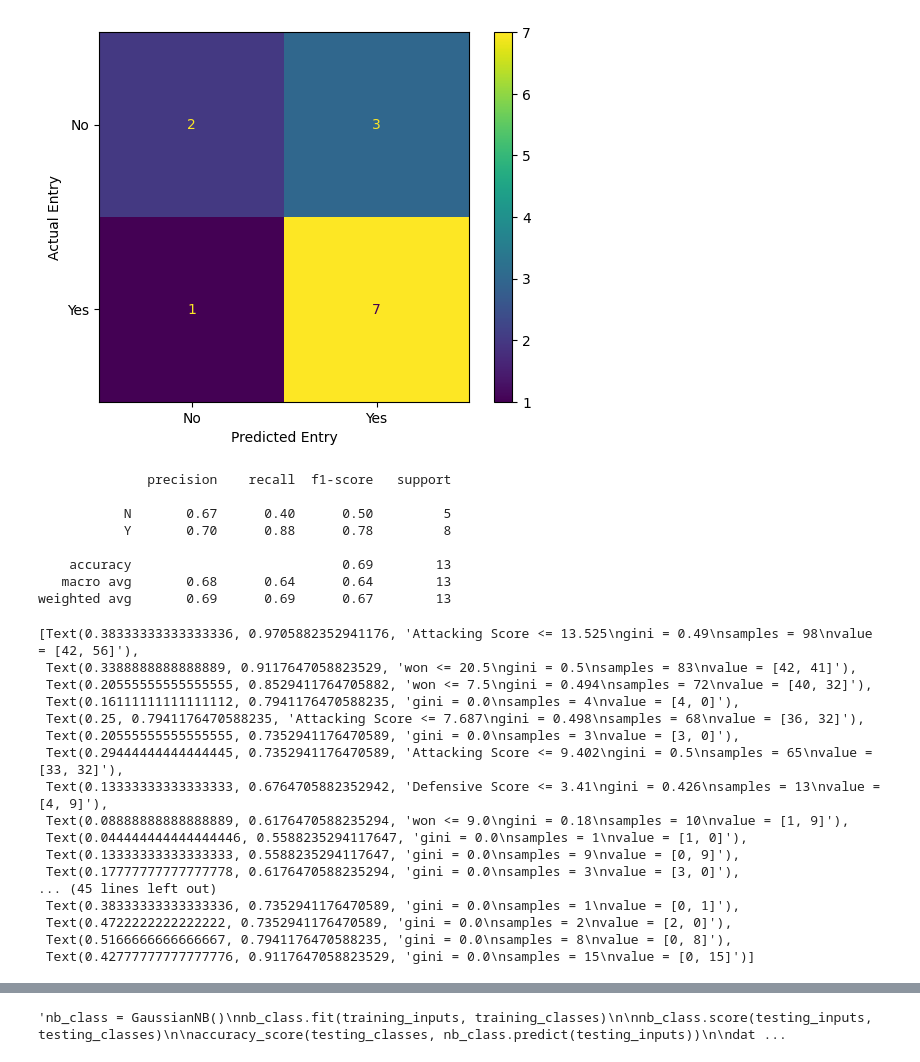
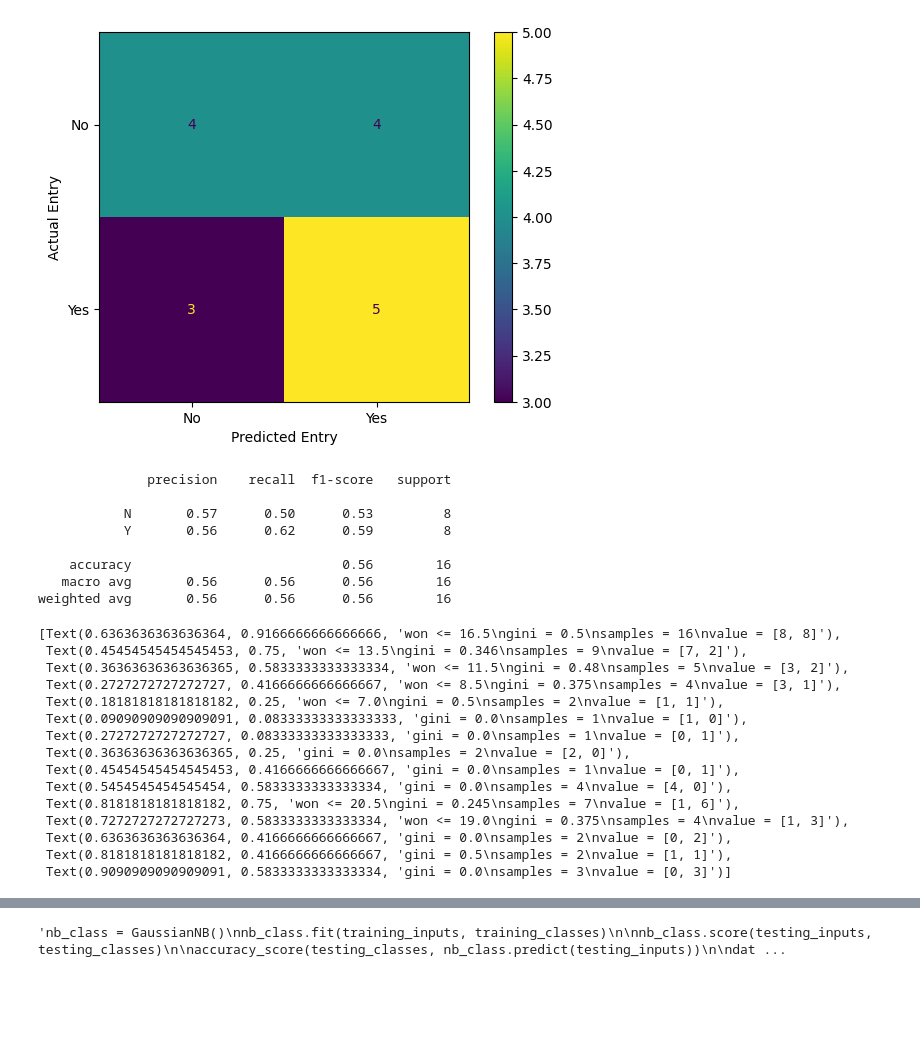
Before and after one commit to sirkotal/feup-ac, a Jupyter notebook: training.ipynb, the cells around one changed output, grey strips where cells are left out. Saved outputs shown, nothing was run; the diff lists cells and outputs as text; code cells hidden in the pictures; blank space fills up the shorter version.

Commit message:
Checking accuracy of the predictions

```diff
--- a/training.ipynb
+++ b/training.ipynb
@@ -35,58 +35,60 @@ df_teams.dropna(subset=['playoffNextYear'], inplace=True)
 #df_teams["confW"] = df_teams["confW"].fillna(0)
 #df_teams = df_teams.fillna(-1)
 
 label_encoder = LabelEncoder()
 df_teams['playoff'] = label_encoder.fit_transform(df_teams['playoff'])
 
 features = ['won', 'playoff', 'Attacking Score', 'Defensive Score', 'Cumulative Win Rate', 'Rookie'] # attend?
 
-df_teams_train = df_teams[df_teams['year'] <= 7]
-df_teams_test = df_teams[df_teams['year'].isin([8])]
+df_teams_train = df_teams[df_teams['year'] <= 8]
+df_teams_test = df_teams[df_teams['year'].isin([9])]
 
 # df_teams_train = df_teams[df_teams['year'] <= 5]
 # df_teams_test = df_teams[df_teams['year'].isin([6])]
 
 training_inputs = df_teams_train[features]
 training_classes = df_teams_train['playoffNextYear']
 testing_inputs = df_teams_test[features]
 testing_classes = df_teams_test['playoffNextYear']
 
 dt_class = DecisionTreeClassifier(random_state=42)
 dt_class.fit(training_inputs, training_classes)
 # print(training_inputs.isna().sum())
 dt_class.predict(testing_inputs)
 
 dt_class.score(testing_inputs, testing_classes)
 
 accuracy_score(testing_classes, dt_class.predict(testing_inputs))
 
+'''f = open("results.txt", "a")
+f.write("Year 9 Accuracy = " + str(accuracy_score(testing_classes, dt_class.predict(testing_inputs))) + "\n")
+f.close()'''
+
 data_results(testing_classes, testing_inputs, dt_class)
 
 plot_tree(dt_class, feature_names=features, filled=True)
 # %% [output]
-[figure, old version]
+[figure, new version]
               precision    recall  f1-score   support
 
-           N       0.67      0.40      0.50         5
-           Y       0.70      0.88      0.78         8
+           N       0.57      0.50      0.53         8
+           Y       0.56      0.62      0.59         8
 
-    accuracy                           0.69        13
-   macro avg       0.68      0.64      0.64        13
-weighted avg       0.69      0.69      0.67        13
+    accuracy                           0.56        16
+   macro avg       0.56      0.56      0.56        16
+weighted avg       0.56      0.56      0.56        16
-[Text(0.38333333333333336, 0.9705882352941176, 'Attacking Score <= 13.525\ngini = 0.49\nsamples = 98\nvalue = [42, 56]'),
- Text(0.3388888888888889, 0.9117647058823529, 'won <= 20.5\ngini = 0.5\nsamples = 83\nvalue = [42, 41]'),
- Text(0.20555555555555555, 0.8529411764705882, 'won <= 7.5\ngini = 0.494\nsamples = 72\nvalue = [40, 32]'),
- Text(0.16111111111111112, 0.7941176470588235, 'gini = 0.0\nsamples = 4\nvalue = [4, 0]'),
- Text(0.25, 0.7941176470588235, 'Attacking Score <= 7.687\ngini = 0.498\nsamples = 68\nvalue = [36, 32]'),
- Text(0.20555555555555555, 0.7352941176470589, 'gini = 0.0\nsamples = 3\nvalue = [3, 0]'),
- Text(0.29444444444444445, 0.7352941176470589, 'Attacking Score <= 9.402\ngini = 0.5\nsamples = 65\nvalue = [33, 32]'),
- Text(0.13333333333333333, 0.6764705882352942, 'Defensive Score <= 3.41\ngini = 0.426\nsamples = 13\nvalue = [4, 9]'),
- Text(0.08888888888888889, 0.6176470588235294, 'won <= 9.0\ngini = 0.18\nsamples = 10\nvalue = [1, 9]'),
- Text(0.044444444444444446, 0.5588235294117647, 'gini = 0.0\nsamples = 1\nvalue = [1, 0]'),
- Text(0.13333333333333333, 0.5588235294117647, 'gini = 0.0\nsamples = 9\nvalue = [0, 9]'),
- Text(0.17777777777777778, 0.6176470588235294, 'gini = 0.0\nsamples = 3\nvalue = [3, 0]'),
-... (45 lines left out)
- Text(0.38333333333333336, 0.7352941176470589, 'gini = 0.0\nsamples = 1\nvalue = [0, 1]'),
- Text(0.4722222222222222, 0.7352941176470589, 'gini = 0.0\nsamples = 2\nvalue = [2, 0]'),
- Text(0.5166666666666667, 0.7941176470588235, 'gini = 0.0\nsamples = 8\nvalue = [0, 8]'),
- Text(0.42777777777777776, 0.9117647058823529, 'gini = 0.0\nsamples = 15\nvalue = [0, 15]')]
+[Text(0.6363636363636364, 0.9166666666666666, 'won <= 16.5\ngini = 0.5\nsamples = 16\nvalue = [8, 8]'),
+ Text(0.45454545454545453, 0.75, 'won <= 13.5\ngini = 0.346\nsamples = 9\nvalue = [7, 2]'),
+ Text(0.36363636363636365, 0.5833333333333334, 'won <= 11.5\ngini = 0.48\nsamples = 5\nvalue = [3, 2]'),
+ Text(0.2727272727272727, 0.4166666666666667, 'won <= 8.5\ngini = 0.375\nsamples = 4\nvalue = [3, 1]'),
+ Text(0.18181818181818182, 0.25, 'won <= 7.0\ngini = 0.5\nsamples = 2\nvalue = [1, 1]'),
+ Text(0.09090909090909091, 0.08333333333333333, 'gini = 0.0\nsamples = 1\nvalue = [1, 0]'),
+ Text(0.2727272727272727, 0.08333333333333333, 'gini = 0.0\nsamples = 1\nvalue = [0, 1]'),
+ Text(0.36363636363636365, 0.25, 'gini = 0.0\nsamples = 2\nvalue = [2, 0]'),
+ Text(0.45454545454545453, 0.4166666666666667, 'gini = 0.0\nsamples = 1\nvalue = [0, 1]'),
+ Text(0.5454545454545454, 0.5833333333333334, 'gini = 0.0\nsamples = 4\nvalue = [4, 0]'),
+ Text(0.8181818181818182, 0.75, 'won <= 20.5\ngini = 0.245\nsamples = 7\nvalue = [1, 6]'),
+ Text(0.7272727272727273, 0.5833333333333334, 'won <= 19.0\ngini = 0.375\nsamples = 4\nvalue = [1, 3]'),
+ Text(0.6363636363636364, 0.4166666666666667, 'gini = 0.0\nsamples = 2\nvalue = [0, 2]'),
+ Text(0.8181818181818182, 0.4166666666666667, 'gini = 0.5\nsamples = 2\nvalue = [1, 1]'),
+ Text(0.9090909090909091, 0.5833333333333334, 'gini = 0.0\nsamples = 3\nvalue = [0, 3]')]
```
Also changed, not shown: parts of 2 cells of this notebook, 1 other file.
